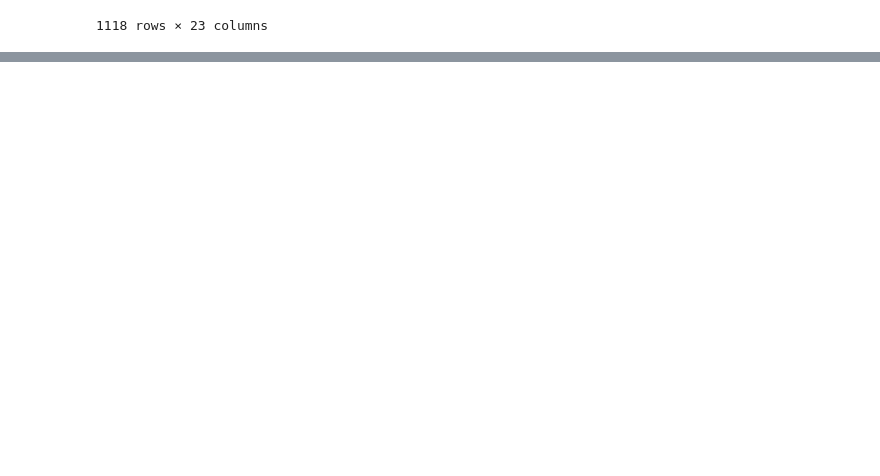
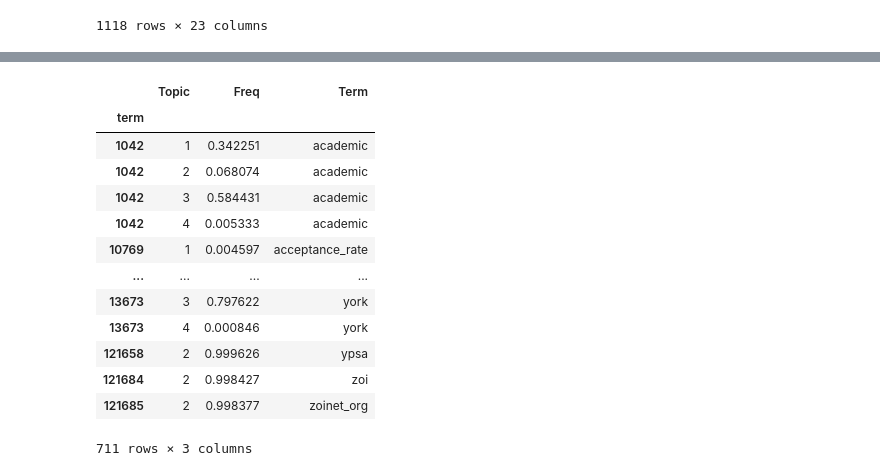
Before and after one commit to datadrivenenvirolab/IAD_blockchain, a Jupyter notebook: Web-scraped data/Final Model LDA Pipeline.ipynb, the cells around one changed output, grey strips where cells are left out. Drawn from its saved outputs; the diff is of its cells as text; code cells hidden in the pictures; blank space fills up the shorter version.

```diff
--- a/Web-scraped data/Final Model LDA Pipeline.ipynb
+++ b/Web-scraped data/Final Model LDA Pipeline.ipynb
@@ -882,0 +899,17 @@ D2.to_csv("COMPLETE_DATA_COUNTRY_16TOPICS.csv")
+# %%
+vis_4t.token_table
+# %% [output]
+|  | Topic | Freq | Term |
+| term |  |  |  |
+| 1042 | 1 | 0.342251 | academic |
+| 1042 | 2 | 0.068074 | academic |
+| 1042 | 3 | 0.584431 | academic |
+| 1042 | 4 | 0.005333 | academic |
+| 10769 | 1 | 0.004597 | acceptance_rate |
+| ... | ... | ... | ... |
+| 13673 | 3 | 0.797622 | york |
+| 13673 | 4 | 0.000846 | york |
+| 121658 | 2 | 0.999626 | ypsa |
+| 121684 | 2 | 0.998427 | zoi |
+| 121685 | 2 | 0.998377 | zoinet_org |
+711 rows × 3 columns
```
Also changed, not shown: parts of 15 cells of this notebook, 12 other files.
